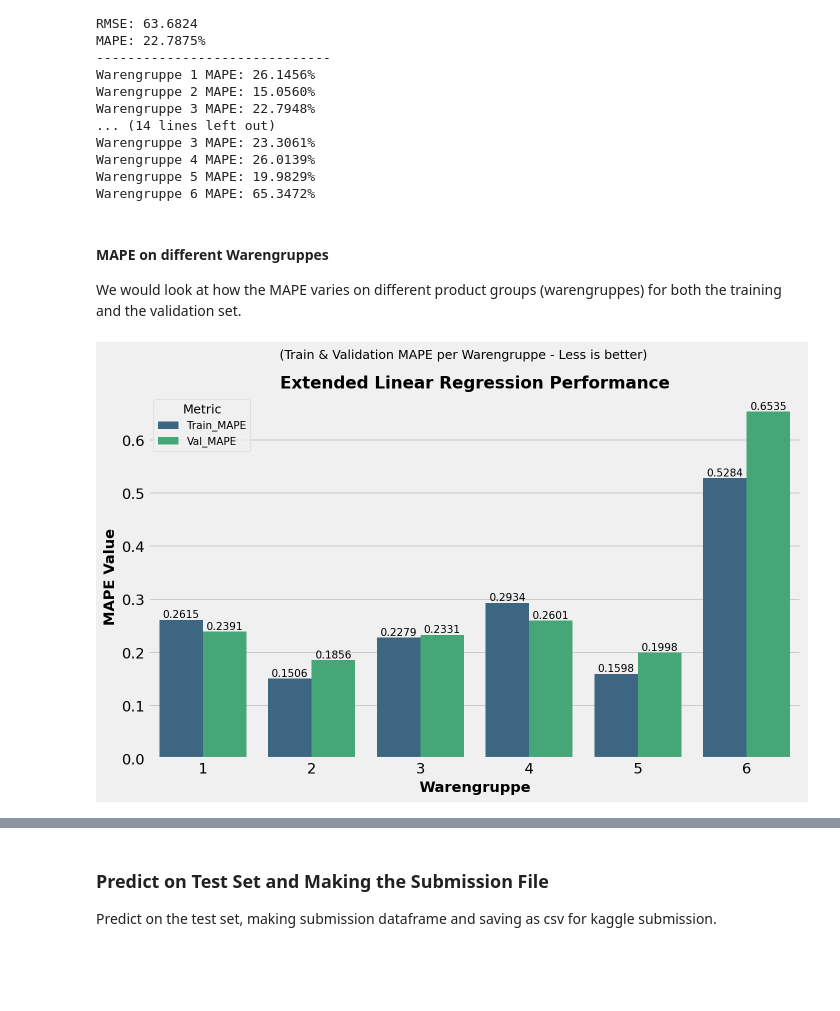
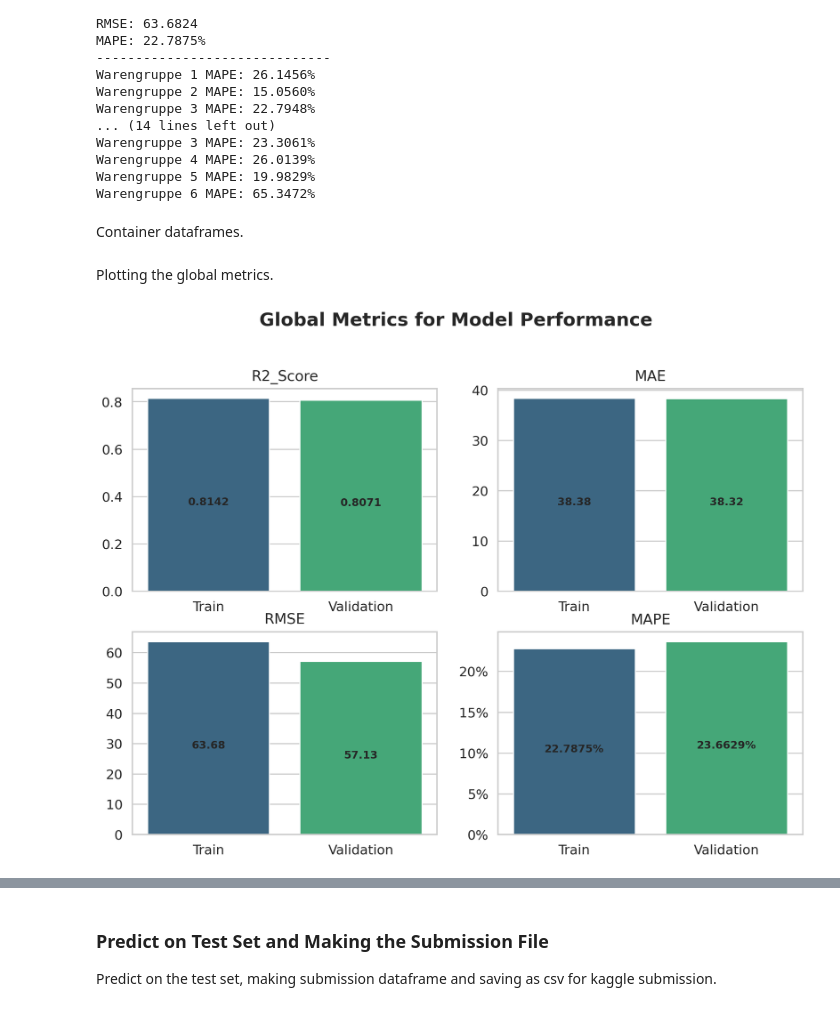
Before and after one commit to giuuusepeda/bakery_prediction, a Jupyter notebook: 2_BaselineModel/01_Lin_Reg/notebook/04_sm_lin_reg_extended.ipynb, the cells around one changed output, grey strips where cells are left out. Drawn from its saved outputs; the diff is of its cells as text; code cells hidden in the pictures; blank space fills up the shorter version.

```diff
--- a/2_BaselineModel/01_Lin_Reg/notebook/04_sm_lin_reg_extended.ipynb
+++ b/2_BaselineModel/01_Lin_Reg/notebook/04_sm_lin_reg_extended.ipynb
@@ -97,12 +107,12 @@ Our argument is the sales of individual product categories depends on Temperatur
 # %%
-
 # Preprocessing Function
 def preprocess(df):
+    """ Preprocess the input DataFrame by adding cyclical features and weekend indicator."""
+
     df = df.copy()
     df['Datum'] = pd.to_datetime(df['Datum'])
 
-    # Verify Wochentag: 1=Monday...7=Sunday based on 2013-07-01 being Monday and having Wochentag=1
-    # Create is_weekend (Saturday=6, Sunday=7)
+    # Create is_weekend: 1=Monday...7=Sunday based on 2013-07-01 being Monday and having Wochentag=1
     df['is_weekend'] = df['Wochentag'].apply(lambda x: 1 if x >= 6 else 0)
 
     # Cyclical Features for Month (period=12)
@@ -113,10 +123,7 @@ def preprocess(df):
     df['sin_Wochentag'] = np.sin(2 * np.pi * df['Wochentag'] / 7)
     df['cos_Wochentag'] = np.cos(2 * np.pi * df['Wochentag'] / 7)
 
-    # Cyclical Features for Jahreszeit (Season) - period 4? Or just use as categorical?
-    # Previous model used it as numeric (-1.93 coeff).
-    # Let's treat it as categorical C(Jahreszeit) or keep it numeric if it implies order (1=Spring, 2=Summer...?)
-    # Let's assume it's categorical for safety in the formula.
+    # Jahreszeit (Season) - Not needed now
 
     return df
 
@@ -272,9 +290,7 @@ Warengruppe 4 MAPE: 26.0139%
 Warengruppe 5 MAPE: 19.9829%
 Warengruppe 6 MAPE: 65.3472%
 # %% [markdown]
-#### MAPE on different Warengruppes
-
-We would look at how the MAPE varies on different product groups (warengruppes) for both the training and the validation set.
+Container dataframes.
 # %%
 #make a dataframe with warengruppes and their mape for train and val sets
 wg_performance_df = pd.DataFrame({
@@ -282,28 +298,56 @@ wg_performance_df = pd.DataFrame({
     'Train_MAPE': train_wg_mape,
     'Val_MAPE': val_wg_mape
 })
+
+# build a dataframe with overall metrics
+overall_metrics_df = pd.DataFrame({
+    'Metric': ['R2_Score', 'MAE', 'MSE', 'RMSE', 'MAPE'],
+    'Train': train_metrics,
+    'Validation': val_metrics
+})
+# %% [markdown]
+Plotting the global metrics.
 # %%
-# flattening & melting the data for easier plotting with seaborn
-wg_performance_melted = wg_performance_df.melt(id_vars='Warengruppe', var_name='Metric', value_name='MAPE')
+# melt the overall metrics dataframe for better visualization
+overall_metrics_melted = overall_metrics_df.melt(id_vars='Metric', var_name='Dataset', value_name='Value')
 
-# Create the plot
-plt.figure(figsize=(10, 6))
-ax = sns.barplot(data=wg_performance_melted,
-                   x='Warengruppe', y='MAPE', hue='Metric',
-                   palette='viridis')
+# Set color palette
+sns.set_theme(style="whitegrid", context="talk", font_scale=1.05)
+palette = sns.color_palette("viridis", 2) # Distinct colors for Train/Val
 
-# annotation
-for container in ax.containers:
-    ax.bar_label(container,fmt='%0.4f', fontsize = 10)
+# --- Plot 1: Global Metrics (Subplots due to scale) ---
+fig1, axes = plt.subplots(2, 2, figsize=(14, 10))
+fig1.suptitle('Global Metrics for Model Performance', fontsize=24, weight='bold', y=1.02)
+
+# We will plot R2, MAE, RMSE, MAPE (skipping MSE to save space/redundancy with RMSE,
+# and because MSE is less interpretable in original units)
+metrics_to_plot = ['R2_Score', 'MAE', 'RMSE', 'MAPE']
+axes_flat = axes.flatten()
+
+for i, metric in enumerate(metrics_to_plot):
+    ax = axes_flat[i]
+    subset = overall_metrics_melted [overall_metrics_melted ['Metric'] == metric]
+
+    # Seaborn Barplot
+    sns.barplot(data=subset, x='Dataset', y='Value', hue='Dataset', palette=palette, ax=ax, dodge=False)
+    # Customize y-axis format for MAPE as percentage
+    if metric == 'MAPE':
+        ax.yaxis.set_major_formatter(plt.FuncFormatter(lambda y, _: '{:.0%}'.format(y)))
+
+    ax.set_title(metric, pad=10)
+    ax.set_xlabel('')
+    ax.set_ylabel('')
 
 
+    # Labeling
+    for container in ax.containers:
+        # Custom format based on metric
+        fmt = '%.4f' if metric == 'R2_Score' else '%.2f'
+        if metric == 'MAPE':
+            fmt = '{:.4%}' # Percentage format
+        ax.bar_label(container, fmt=fmt, padding=-10, fontsize=14, weight='bold', label_type='center')
 
-# Customizing labels,title and legend
-plt.title('Extended Linear Regression Performance', fontsize=16, weight='bold')
-plt.suptitle('(Train & Validation MAPE per Warengruppe - Less is better)', fontsize=12)
-plt.xlabel('Warengruppe', fontsize=14, weight='bold')
-plt.ylabel('MAPE Value', fontsize=14, weight='bold')
-plt.legend(title='Metric', title_fontsize='12', fontsize='10', loc='best')
+#
 plt.show()
 # %% [output]
-[figure, old version]
+[figure, new version]
```
Also changed, not shown: parts of 12 cells of this notebook.
